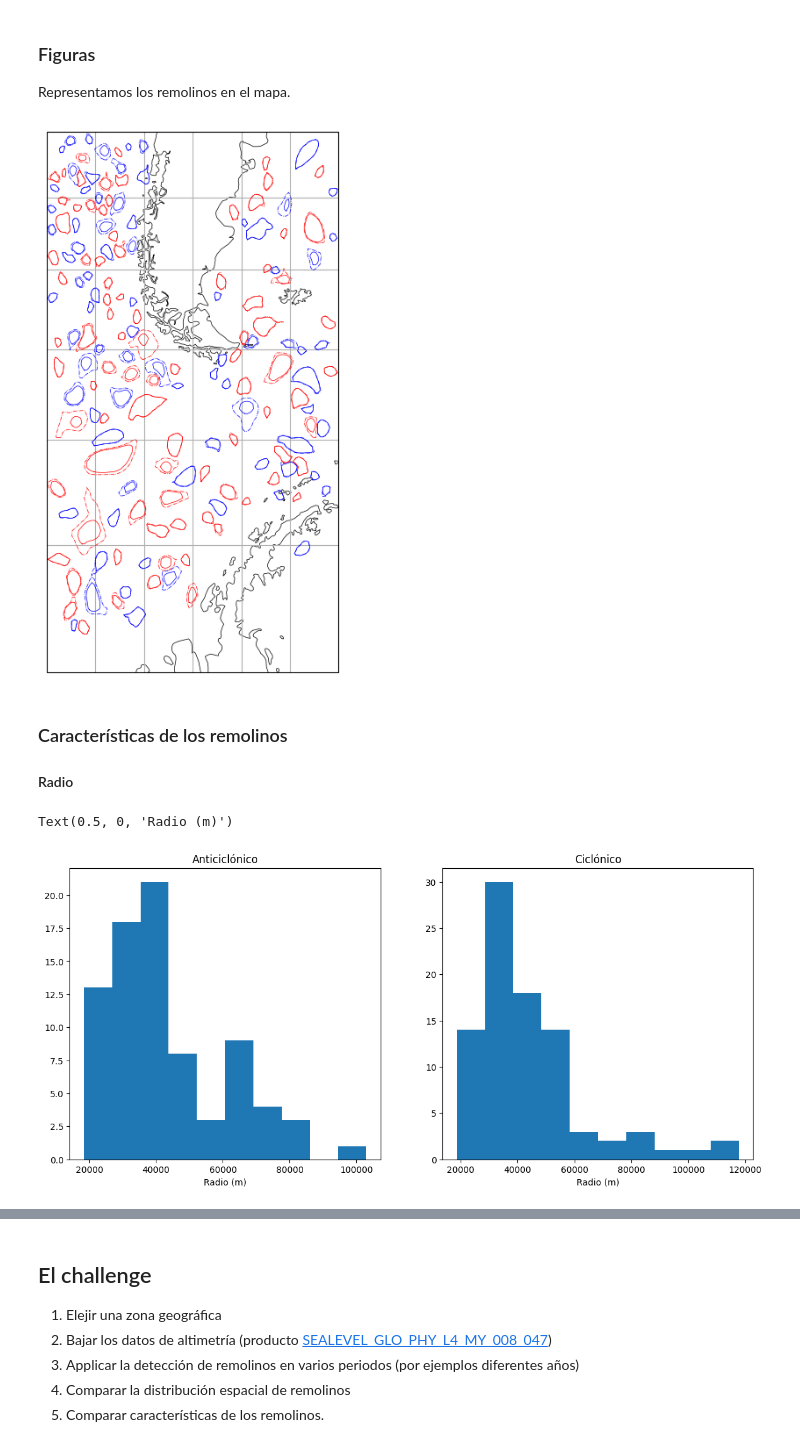
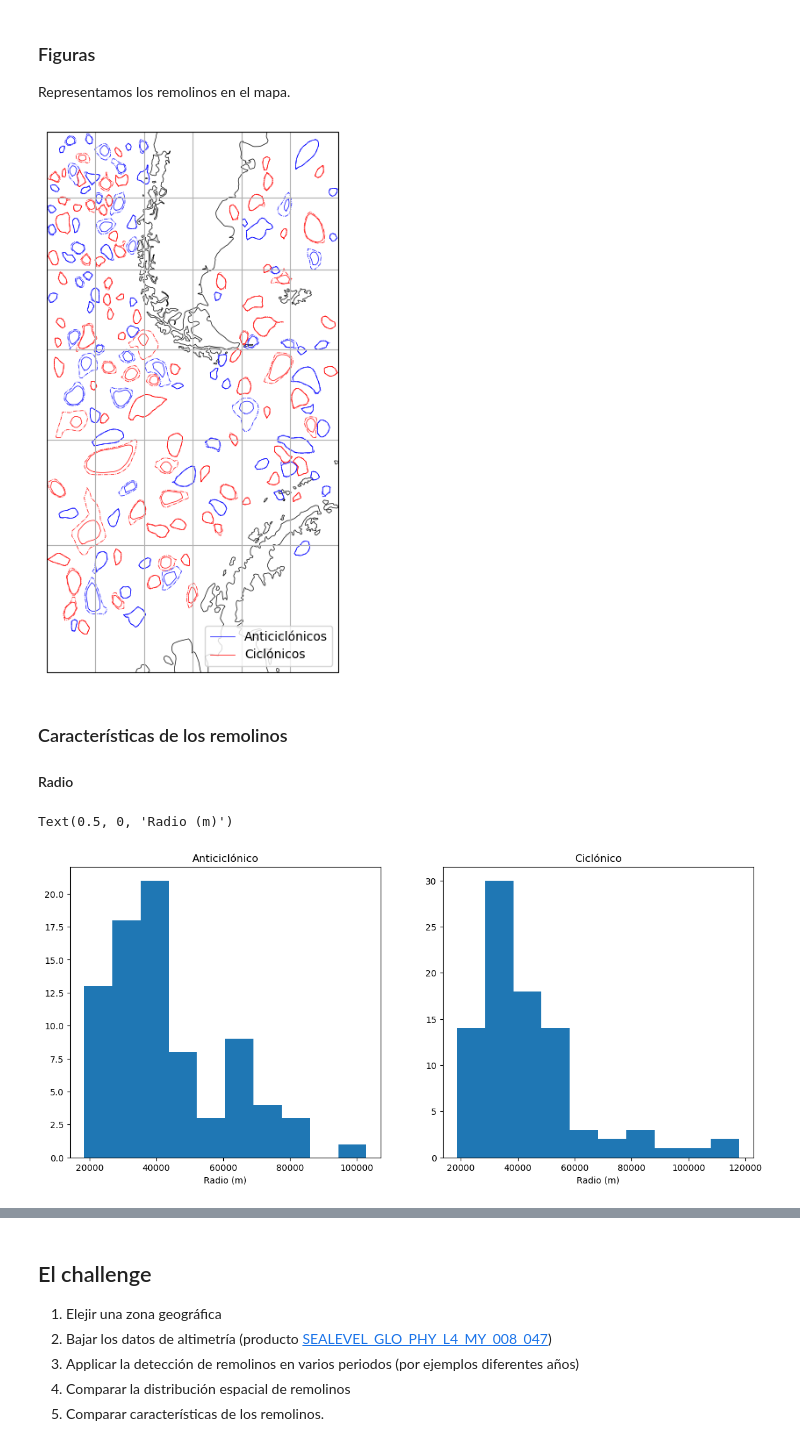
Before and after one commit to Intercoonecta/tutoriales, a Jupyter notebook: miercoles/eddy_tracking/datos_corrientes.ipynb, the cells around one changed output, grey strips where cells are left out. Drawn from its saved outputs; the diff is of its cells as text; code cells hidden in the pictures.

```diff
--- a/miercoles/eddy_tracking/datos_corrientes.ipynb
+++ b/miercoles/eddy_tracking/datos_corrientes.ipynb
@@ -259,17 +244,17 @@ Representamos los remolinos en el mapa.
 # %%
 mainproj2 = ccrs.Mercator(central_longitude=-60.0, min_latitude=-70.0, max_latitude=0.)
 
 fig = plt.figure(figsize=(12, 8))
 ax = plt.subplot(111, projection=mainproj2)
 ax.set_extent([-85, -55., -70., -40.])
 ax.gridlines()
 ax.coastlines(lw=.5)
-a.display(ax, color="b", linewidth=0.5, transform=ccrs.PlateCarree())
-c.display(ax, color="r", linewidth=0.5, transform=ccrs.PlateCarree())
-
+a.display(ax, color="b", linewidth=0.5, transform=ccrs.PlateCarree(), label="Anticiclónicos")
+c.display(ax, color="r", linewidth=0.5, transform=ccrs.PlateCarree(), label="Ciclónicos")
+plt.legend()
 plt.show()
 # %% [output]
-[figure, old version]
+[figure, new version]
 # %% [markdown]
 ### Características de los remolinos
 #### Radio
@@ -278,11 +263,11 @@ fig = plt.figure(figsize=(14, 6))
 ax = plt.subplot(121)
 ax.hist(a.effective_radius)
 ax.set_title("Anticiclónico")
-ax.set_xlabel("Radio (m)")
+ax.set_xlabel("Radio efectivo (m)")
 ax = plt.subplot(122)
 ax.hist(c.effective_radius)
 ax.set_title("Ciclónico")
-ax.set_xlabel("Radio (m)")
+ax.set_xlabel("Radio efectivo (m)")
 # %% [output]
 Text(0.5, 0, 'Radio (m)')
-[figure, old version]
+[figure, new version]
```
Also changed, not shown: parts of 9 cells of this notebook.
